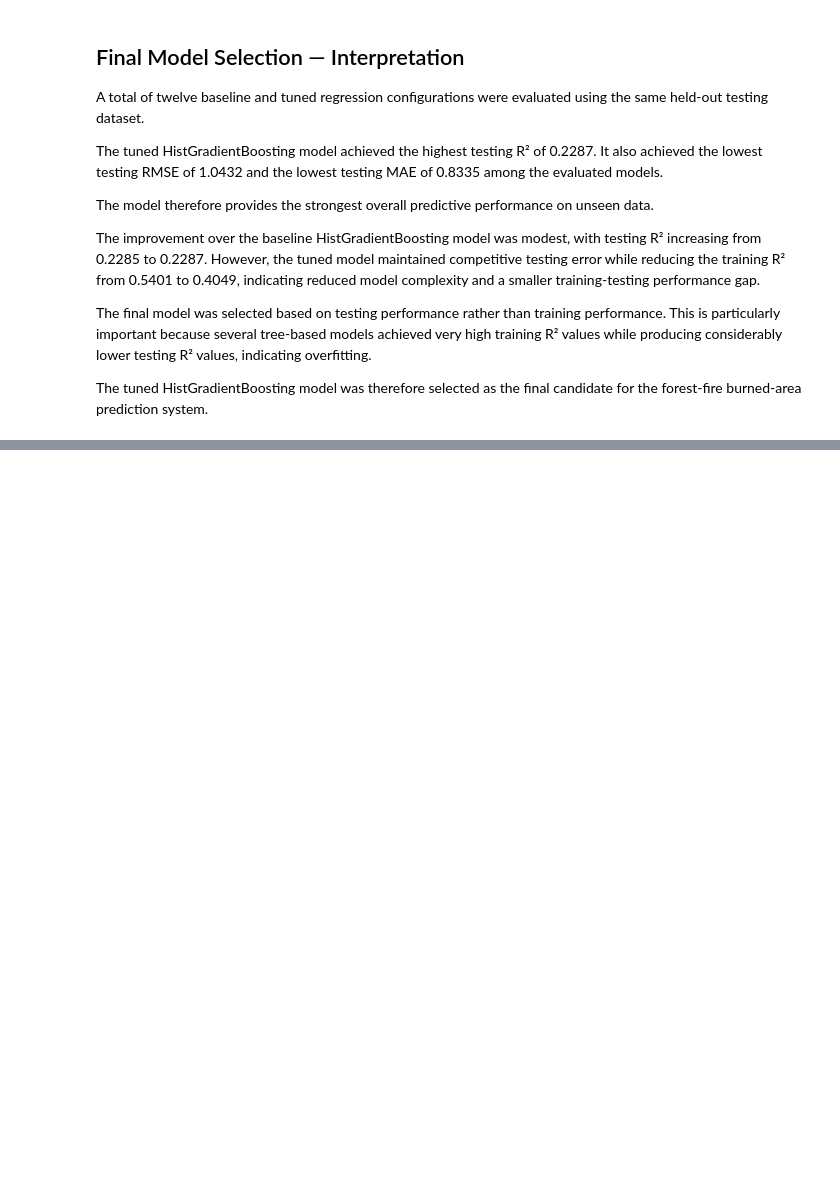
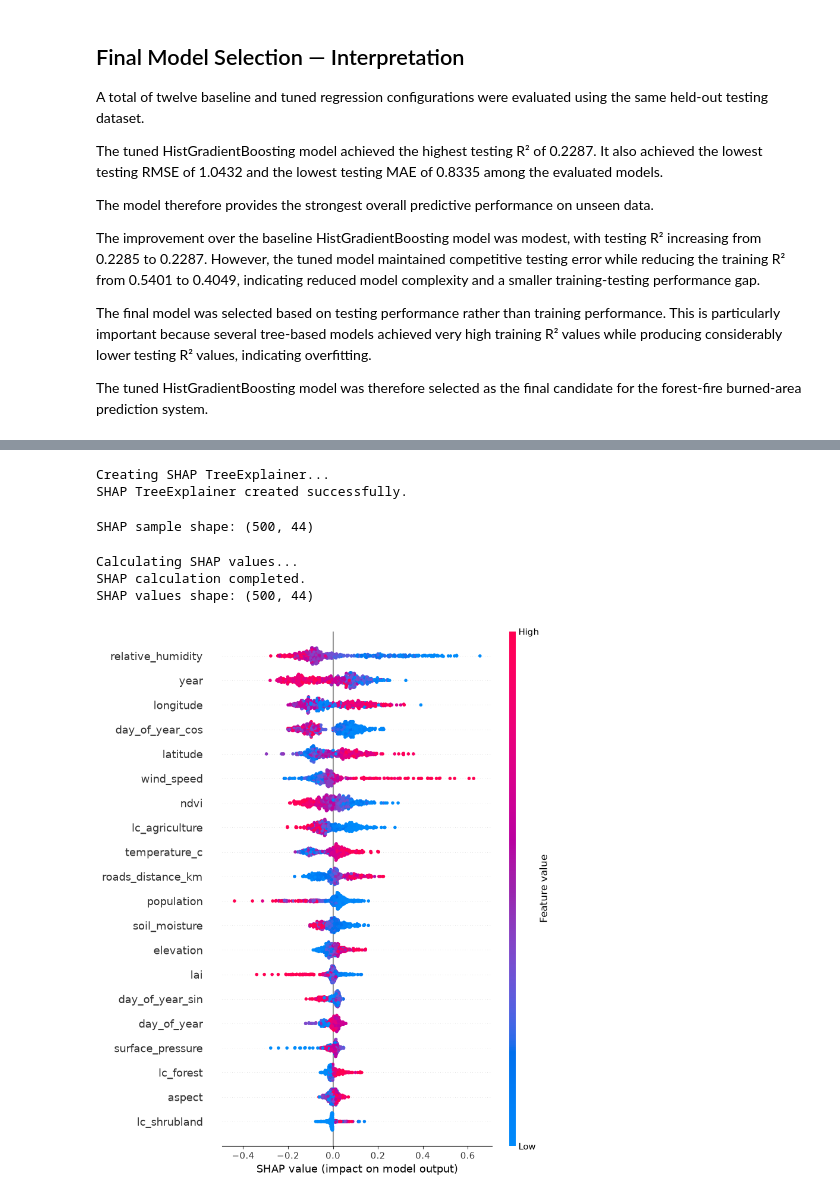
Before and after one commit to mraznyrazeek/ML-Based-Forest-Fire-Prediction-Project, a Jupyter notebook: backend/notebooks/03_model_training.ipynb, the cells around one changed output, grey strips where cells are left out. Cells and saved outputs as stored; diff of their text form; code cells hidden in the pictures; blank space fills up the shorter version.

```diff
--- a/backend/notebooks/03_model_training.ipynb
+++ b/backend/notebooks/03_model_training.ipynb
@@ -1388,0 +1604,45 @@ candidate for the forest-fire burned-area prediction system.
+# %%
+# SHAP EXPLAINER
+
+print("Creating SHAP TreeExplainer...")
+
+explainer = shap.TreeExplainer(best_hist_model)
+
+print("SHAP TreeExplainer created successfully.")
+# %% [output]
+Creating SHAP TreeExplainer...
+SHAP TreeExplainer created successfully.
+# %%
+# SHAP SAMPLE
+
+X_shap = X_test.sample(
+    n=min(500, len(X_test)),
+    random_state=42
+)
+
+print("SHAP sample shape:", X_shap.shape)
+# %% [output]
+SHAP sample shape: (500, 44)
+# %%
+# CALCULATE SHAP VALUES
+
+print("Calculating SHAP values...")
+
+shap_values = explainer(X_shap)
+
+print("SHAP calculation completed.")
+print("SHAP values shape:", shap_values.values.shape)
+# %% [output]
+Calculating SHAP values...
+SHAP calculation completed.
+SHAP values shape: (500, 44)
+# %%
+# SHAP SUMMARY PLOT
+
+shap.summary_plot(
+    shap_values,
+    X_shap,
+    max_display=20
+)
+# %% [output]
+[figure, added]
```
Also changed, not shown: parts of 18 cells of this notebook.
